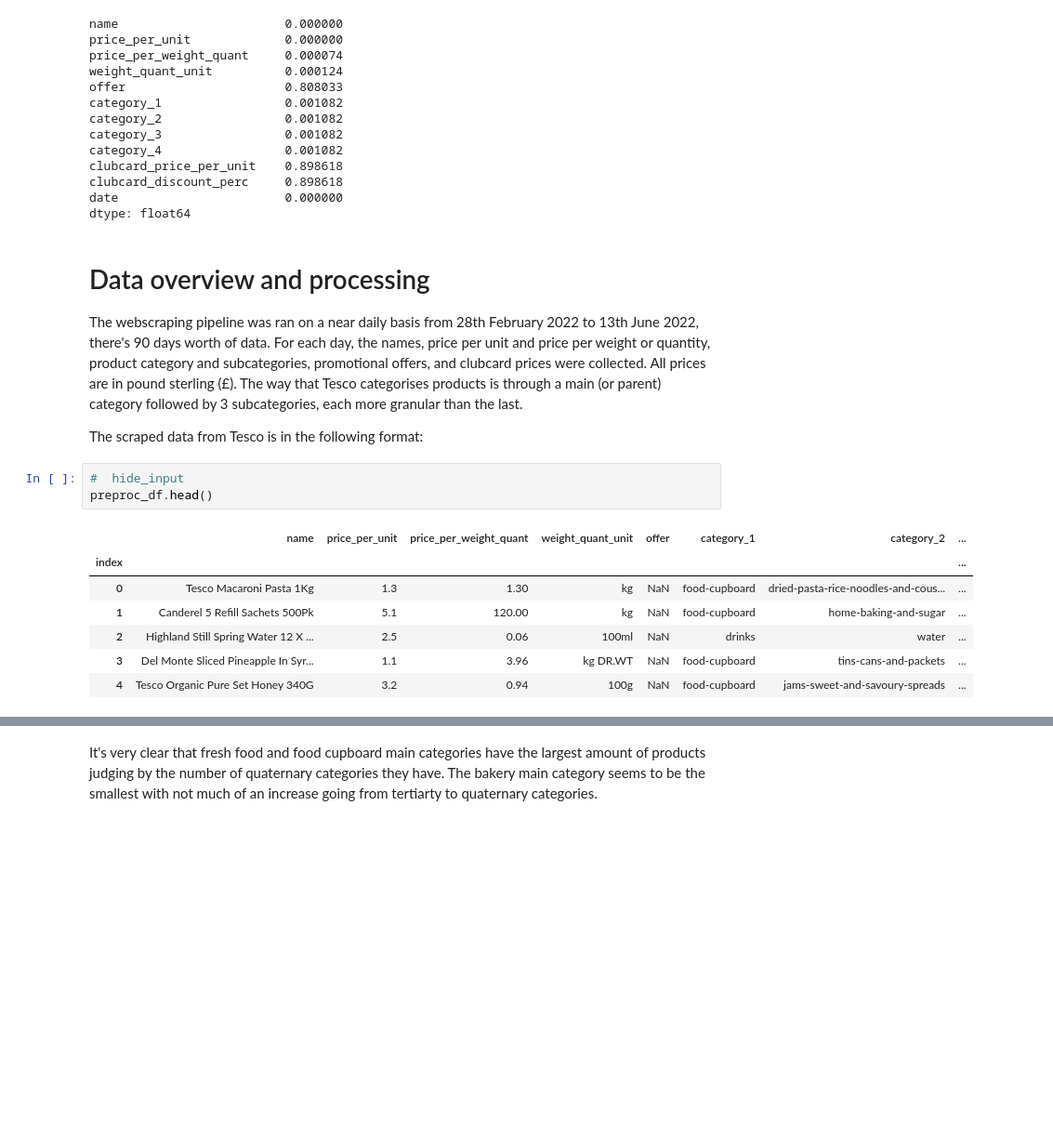
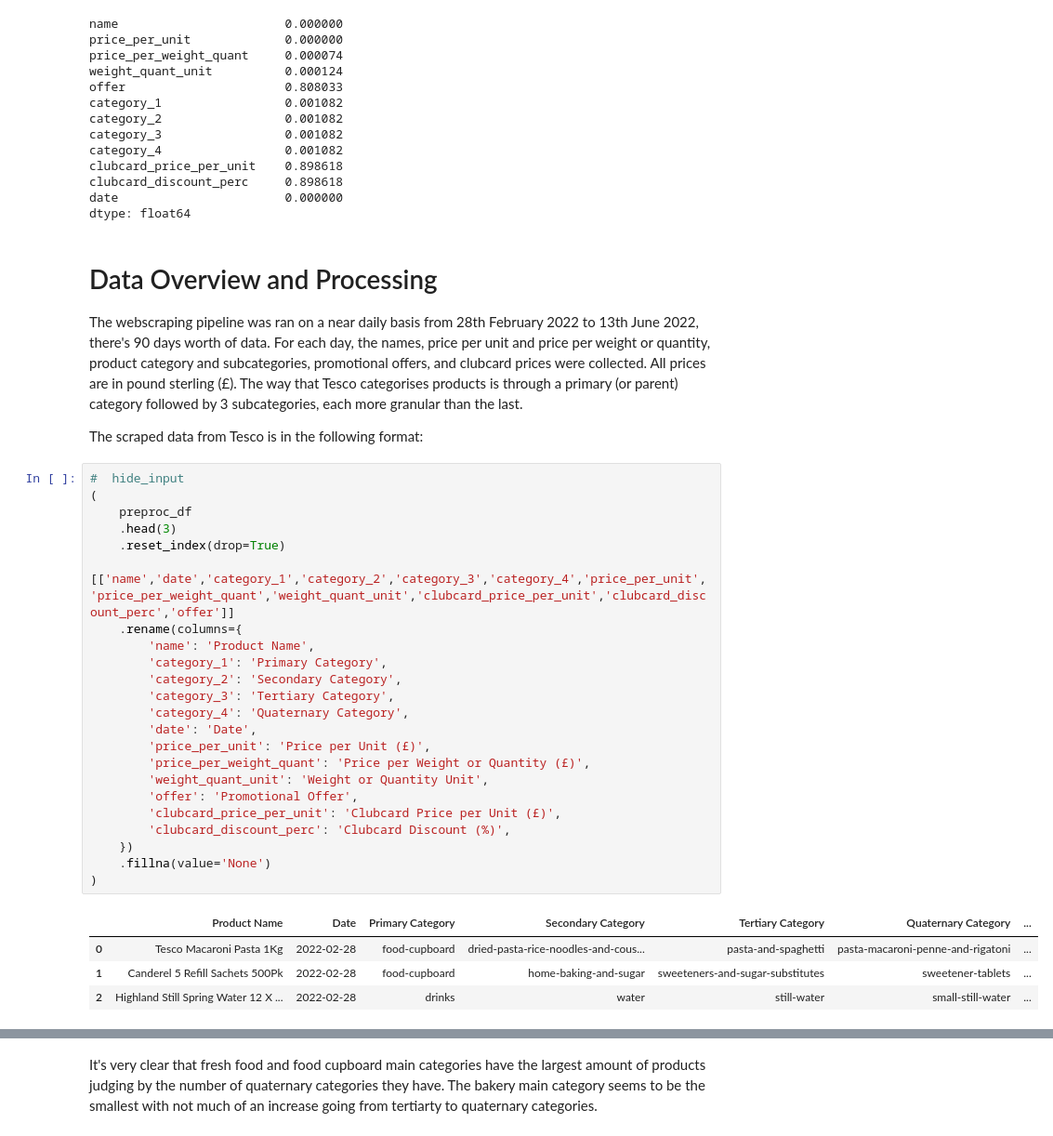
Before and after one commit to leonlol-dev/solverism-blog, a Jupyter notebook: _notebooks/2022-09-04-tesco-price-analysis.ipynb, the cells around one changed output, grey strips where cells are left out. Shown at 93% size. Saved outputs shown, nothing was run; the diff lists cells and outputs as text; blank space fills up the shorter version.

```diff
--- a/_notebooks/2022-09-04-tesco-price-analysis.ipynb
+++ b/_notebooks/2022-09-04-tesco-price-analysis.ipynb
@@ -137,20 +137,37 @@ clubcard_discount_perc     0.898618
 date                       0.000000
 dtype: float64
 # %% [markdown]
-# Data overview and processing
+# Data Overview and Processing
 
-The webscraping pipeline was ran on a near daily basis from 28th February 2022 to 13th June 2022, there's 90 days worth of data. For each day, the names, price per unit and price per weight or quantity, product category and subcategories, promotional offers, and clubcard prices were collected. All prices are in pound sterling (£). The way that Tesco categorises products is through a main (or parent) category followed by 3 subcategories, each more granular than the last.
+The webscraping pipeline was ran on a near daily basis from 28th February 2022 to 13th June 2022, there's 90 days worth of data. For each day, the names, price per unit and price per weight or quantity, product category and subcategories, promotional offers, and clubcard prices were collected. All prices are in pound sterling (£). The way that Tesco categorises products is through a primary (or parent) category followed by 3 subcategories, each more granular than the last.
 
 The scraped data from Tesco is in the following format:
 # %%
 #  hide_input
-preproc_df.head()
+(
+    preproc_df
+    .head(3)
+    .reset_index(drop=True)
+    [['name','date','category_1','category_2','category_3','category_4','price_per_unit','price_per_weight_quant','weight_quant_unit','clubcard_price_per_unit','clubcard_discount_perc','offer']]
+    .rename(columns={
+        'name': 'Product Name',
+        'category_1': 'Primary Category',
+        'category_2': 'Secondary Category',
+        'category_3': 'Tertiary Category',
+        'category_4': 'Quaternary Category',
+        'date': 'Date',
+        'price_per_unit': 'Price per Unit (£)',
+        'price_per_weight_quant': 'Price per Weight or Quantity (£)',
+        'weight_quant_unit': 'Weight or Quantity Unit',
+        'offer': 'Promotional Offer',
+        'clubcard_price_per_unit': 'Clubcard Price per Unit (£)',
+        'clubcard_discount_perc': 'Clubcard Discount (%)',
+    })
+    .fillna(value='None')
+)
 # %% [output]
-|  | name | price_per_unit | price_per_weight_quant | weight_quant_unit | offer | category_1 | category_2 | ... |
-| index |  |  |  |  |  |  |  | ... |
-| 0 | Tesco Macaroni Pasta 1Kg | 1.3 | 1.30 | kg | NaN | food-cupboard | dried-pasta-rice-noodles-and-cous... | ... |
-| 1 | Canderel 5 Refill Sachets 500Pk | 5.1 | 120.00 | kg | NaN | food-cupboard | home-baking-and-sugar | ... |
-| 2 | Highland Still Spring Water 12 X ... | 2.5 | 0.06 | 100ml | NaN | drinks | water | ... |
-| 3 | Del Monte Sliced Pineapple In Syr... | 1.1 | 3.96 | kg DR.WT | NaN | food-cupboard | tins-cans-and-packets | ... |
-| 4 | Tesco Organic Pure Set Honey 340G | 3.2 | 0.94 | 100g | NaN | food-cupboard | jams-sweet-and-savoury-spreads | ... |
+|  | Product Name | Date | Primary Category | Secondary Category | Tertiary Category | Quaternary Category | ... |
+| 0 | Tesco Macaroni Pasta 1Kg | 2022-02-28 | food-cupboard | dried-pasta-rice-noodles-and-cous... | pasta-and-spaghetti | pasta-macaroni-penne-and-rigatoni | ... |
+| 1 | Canderel 5 Refill Sachets 500Pk | 2022-02-28 | food-cupboard | home-baking-and-sugar | sweeteners-and-sugar-substitutes | sweetener-tablets | ... |
+| 2 | Highland Still Spring Water 12 X ... | 2022-02-28 | drinks | water | still-water | small-still-water | ... |
 # %% [markdown]
```
Also changed, not shown: parts of 32 cells of this notebook.
